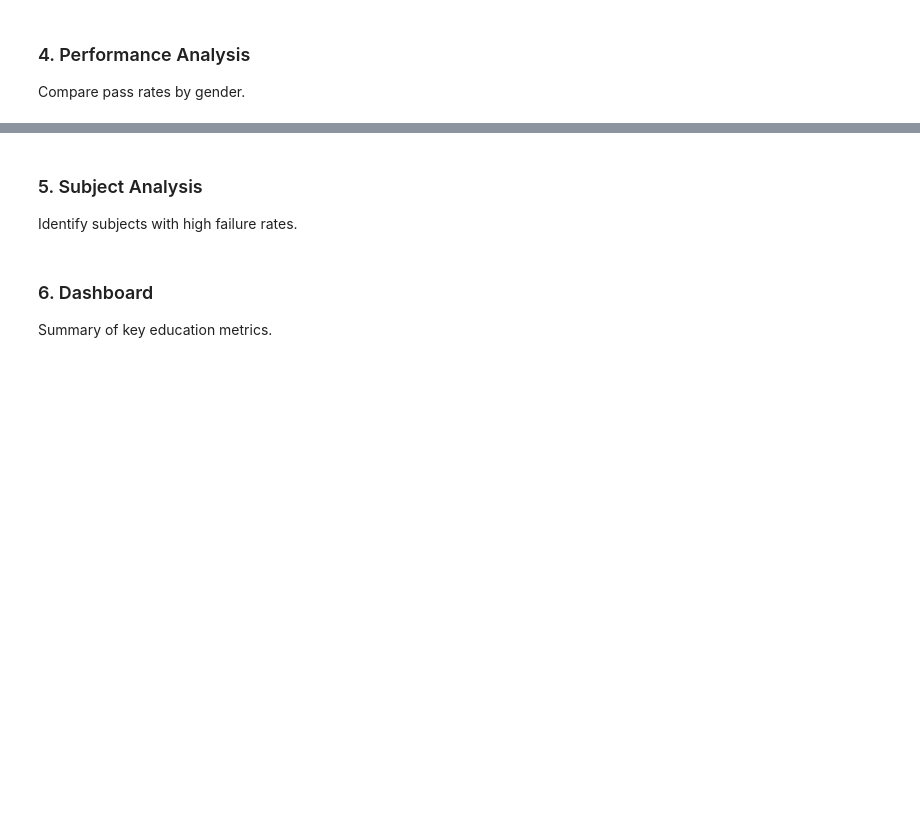
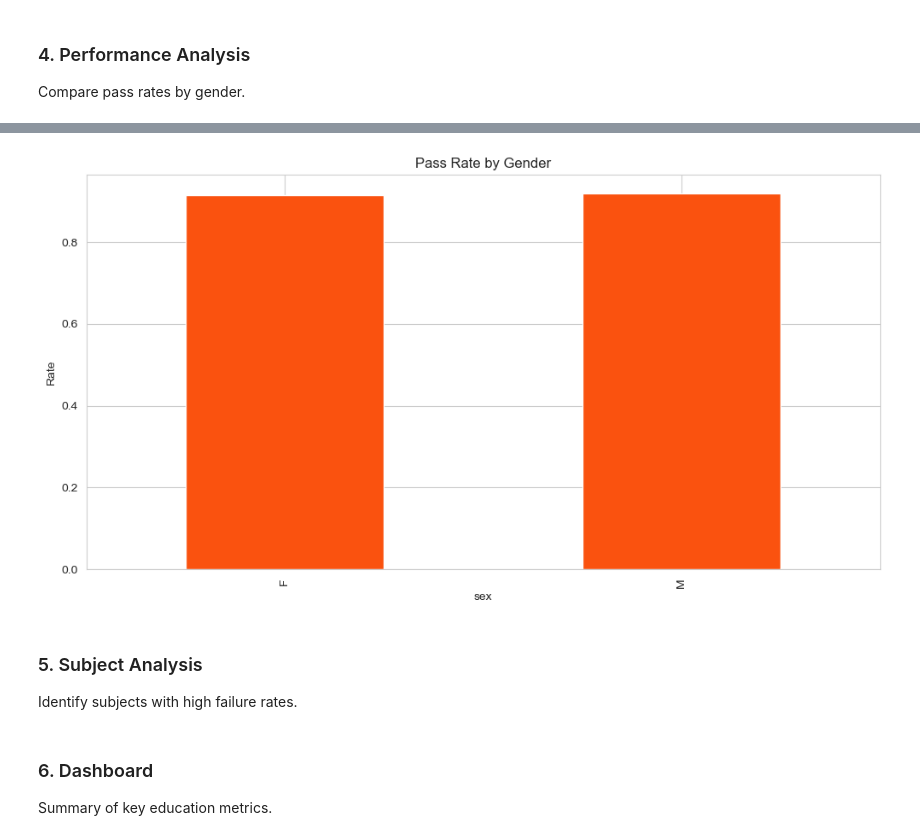
Before and after one commit to Antera-Ltd/antera-core, a Jupyter notebook: notebooks/NECTA_FTNA_2020_Analysis.ipynb, the cells around one changed output, grey strips where cells are left out. Drawn from its saved outputs; the diff is of its cells as text; code cells hidden in the pictures; blank space fills up the shorter version.

```diff
--- a/notebooks/NECTA_FTNA_2020_Analysis.ipynb
+++ b/notebooks/NECTA_FTNA_2020_Analysis.ipynb
@@ -38,0 +41,3 @@ df_raw.head()
+# %%
+df_raw = pd.read_csv('ftna_2020.csv', encoding='utf-8', encoding_errors='ignore')
+df_raw.tail()
@@ -51,8 +92,10 @@ Compare pass rates by gender.
 # %%
-df.groupby('gender')['pass'].mean().plot(kind='bar', color=ANTERA_ORANGE)
+df.groupby('sex')['pass'].mean().plot(kind='bar', color=ANTERA_ORANGE)
 plt.title('Pass Rate by Gender')
 plt.ylabel('Rate')
 plt.show()
+# %% [output]
+[figure, added]
 # %% [markdown]
 ### 5. Subject Analysis
 Identify subjects with high failure rates.
```
Also changed, not shown: parts of 17 cells of this notebook, 1 other file.
